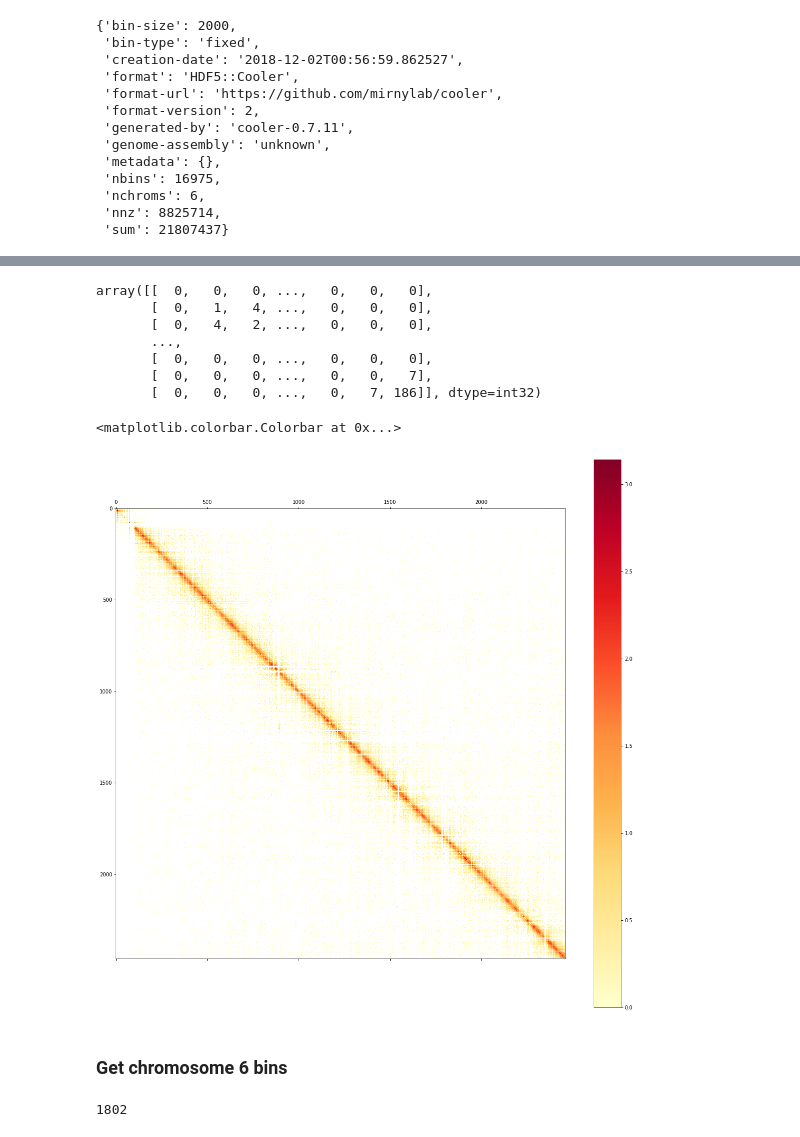
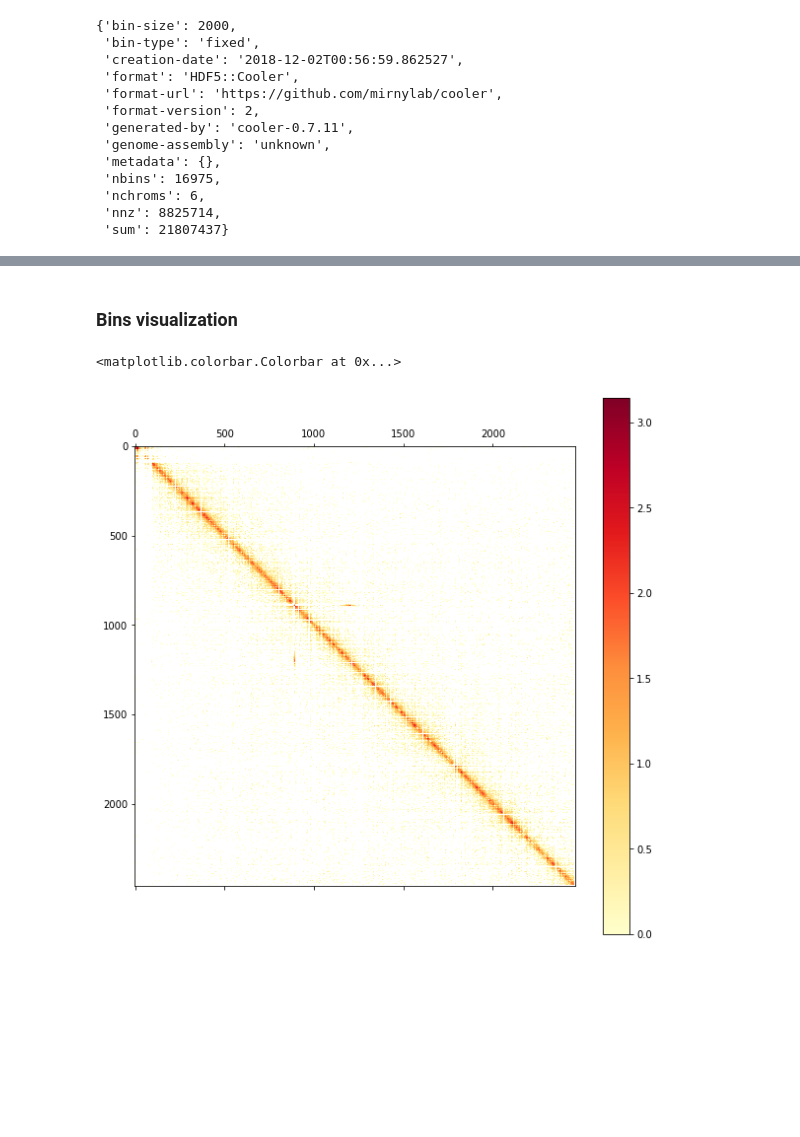
Before and after one commit to GoodBoy962/Dictyostelium-loops, a Jupyter notebook: parsing_coolers.ipynb, the cells around one changed output, grey strips where cells are left out. Cells and saved outputs as stored; diff of their text form; code cells hidden in the pictures; blank space fills up the shorter version.

Commit message:
Loops visualization

```diff
--- a/parsing_coolers.ipynb
+++ b/parsing_coolers.ipynb
@@ -110,26 +67,22 @@ mat = c.matrix(balance=False, sparse=True)[start:end, start:end]
-# %%
-arr = mat.toarray()
-arr
-# %% [output]
-array([[  0,   0,   0, ...,   0,   0,   0],
-       [  0,   1,   4, ...,   0,   0,   0],
-       [  0,   4,   2, ...,   0,   0,   0],
-       ...,
-       [  0,   0,   0, ...,   0,   0,   0],
-       [  0,   0,   0, ...,   0,   0,   7],
-       [  0,   0,   0, ...,   0,   7, 186]], dtype=int32)
+# %% [markdown]
+### Bins visualization
+# %%
+# 1 or 6 to assign chr
+chr_num = 1
+chr = 'chr' + str(chr_num)
+# %%
+bins = c.bins()[:]
+bins_num = bins[bins.chrom == chr].shape[0]
+indx = bins[bins.chrom == chr].index.values
+start = indx[0]
+end = indx[-1]
+mat = c.matrix(balance=False, sparse=True)[start:end, start:end]
+arr = mat.toarray()
 # %%
-fig = plt.figure(figsize=(20, 20))
+fig = plt.figure(figsize=(10, 10))
 ax = fig.add_subplot(111)
 im = ax.matshow(np.log10(arr), cmap='YlOrRd')
 fig.colorbar(im)
 # %% [output]
 <matplotlib.colorbar.Colorbar at 0x...>
-[figure, old version]
+[figure, new version]
-# %% [markdown]
-### Get chromosome 6 bins
-# %%
-bins_num = bins[bins.chrom == 'chr6'].shape[0]
-bins_num
-# %% [output]
-1802
```
Also changed, not shown: parts of 25 cells of this notebook.
